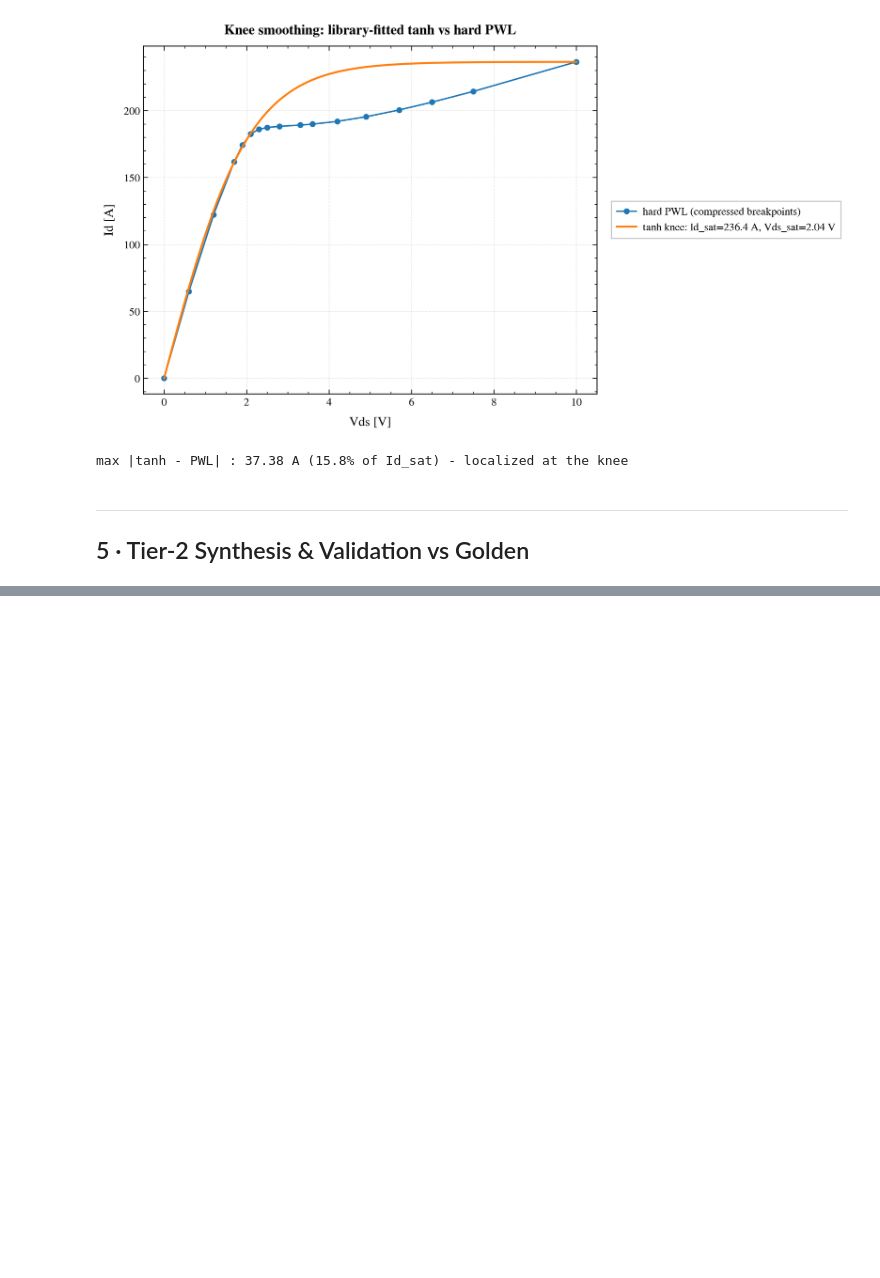
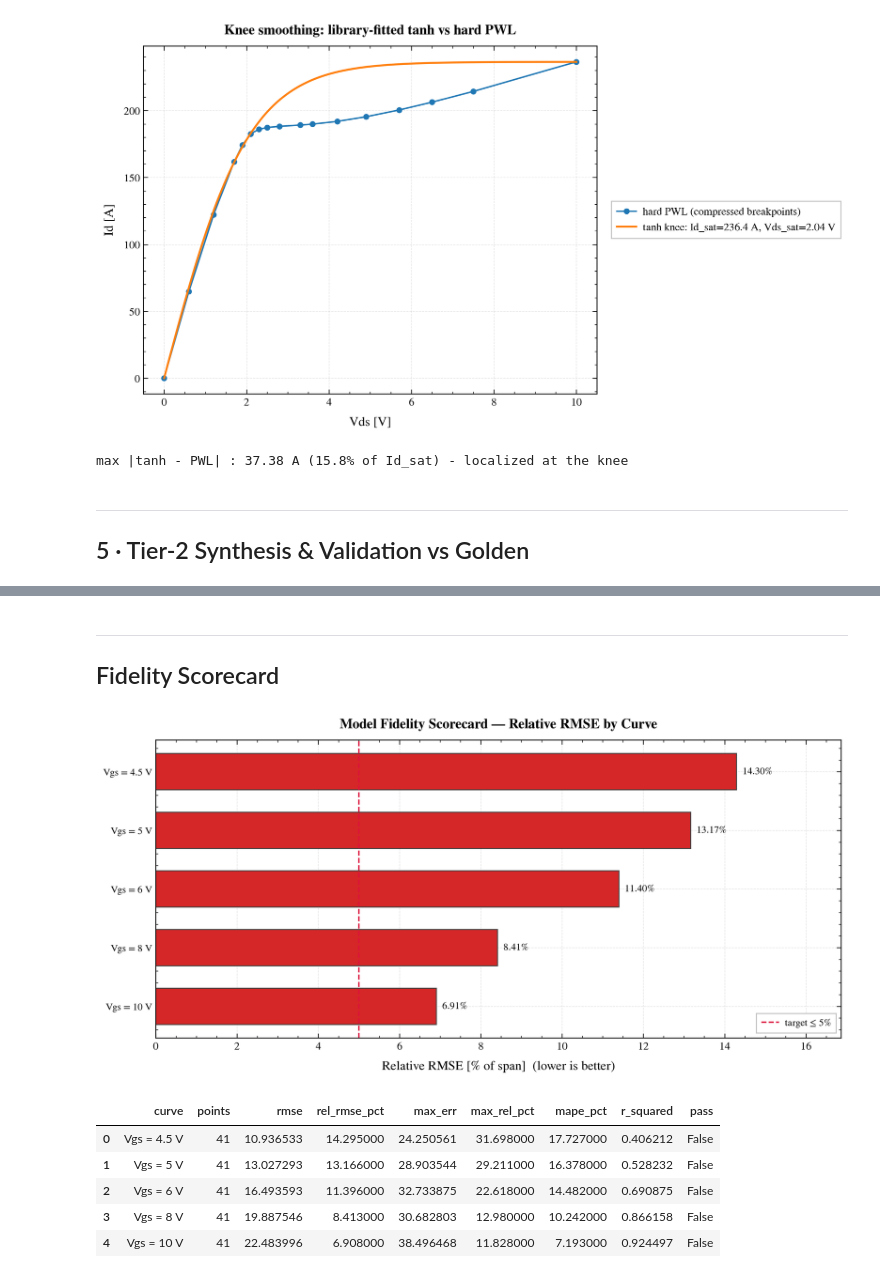
Before and after one commit to Anmol-G-K/PieceSpice, a Jupyter notebook: notebooks/02_piecewise_approximation.ipynb, the cells around one changed output, grey strips where cells are left out. Drawn from its saved outputs; the diff is of its cells as text; code cells hidden in the pictures; blank space fills up the shorter version.

```diff
--- a/notebooks/02_piecewise_approximation.ipynb
+++ b/notebooks/02_piecewise_approximation.ipynb
@@ -233,0 +296,18 @@ Worst endpoint error: 0.53%  (target < 5%)
+# %% [markdown]
+---
+## Fidelity Scorecard
+# %%
+# Comparison plot 3: fidelity scorecard bars with target line
+fig_score = plot_scorecard_bars(report)
+plt.show()
+
+display(df_report.style.background_gradient(
+    subset=["rel_rmse_pct"], cmap="RdYlGn_r", vmin=0, vmax=5))
+# %% [output]
+[figure, added]
+|  | curve | points | rmse | rel_rmse_pct | max_err | max_rel_pct | mape_pct | r_squared | pass |
+| 0 | Vgs = 4.5 V | 41 | 10.936533 | 14.295000 | 24.250561 | 31.698000 | 17.727000 | 0.406212 | False |
+| 1 | Vgs = 5 V | 41 | 13.027293 | 13.166000 | 28.903544 | 29.211000 | 16.378000 | 0.528232 | False |
+| 2 | Vgs = 6 V | 41 | 16.493593 | 11.396000 | 32.733875 | 22.618000 | 14.482000 | 0.690875 | False |
+| 3 | Vgs = 8 V | 41 | 19.887546 | 8.413000 | 30.682803 | 12.980000 | 10.242000 | 0.866158 | False |
+| 4 | Vgs = 10 V | 41 | 22.483996 | 6.908000 | 38.496468 | 11.828000 | 7.193000 | 0.924497 | False |
```
Also changed, not shown: parts of 9 cells of this notebook, 9 other files.
